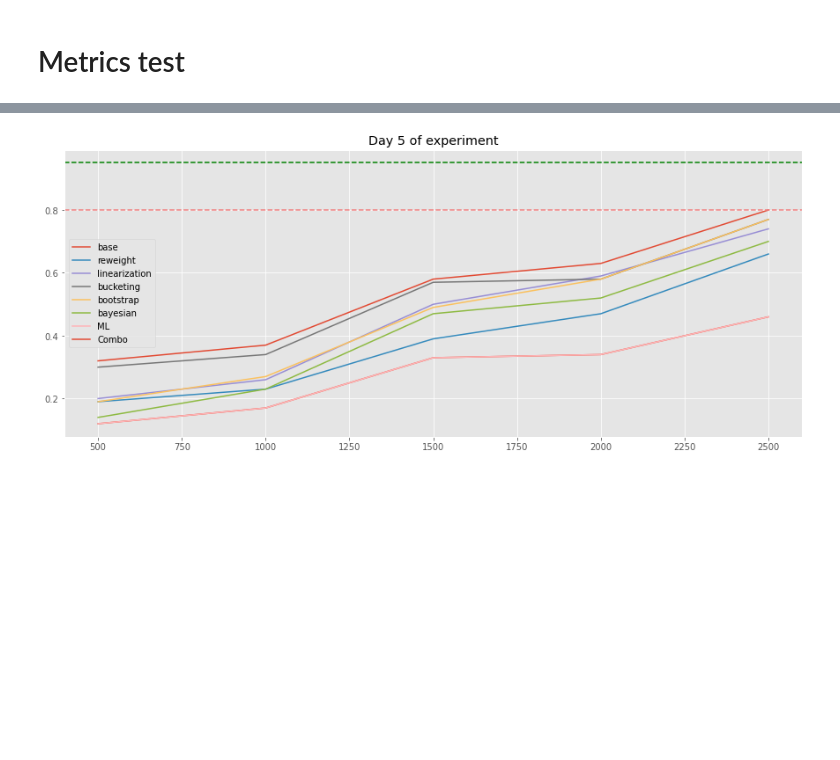
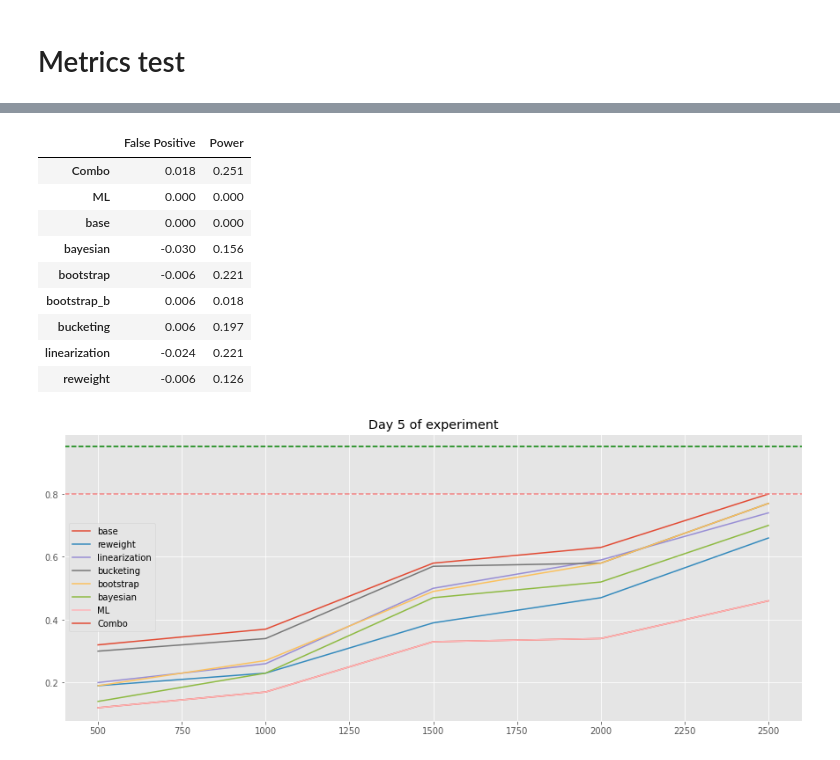
Before and after one commit to charubaiel/ab_utilization, a Jupyter notebook: notebooks/ab_method_tests.ipynb, the cells around one changed output, grey strips where cells are left out. Saved outputs shown, nothing was run; the diff lists cells and outputs as text; code cells hidden in the pictures; blank space fills up the shorter version.

```diff
--- a/notebooks/ab_method_tests.ipynb
+++ b/notebooks/ab_method_tests.ipynb
@@ -76,3 +77,16 @@ check_df.apply(lambda x: x<0.05).groupby(level=0).mean()
+# %%
+pd.concat(result).apply(lambda x: x<=0.05).groupby(level=0).mean().apply(lambda x: x - x['base'])
+# %% [output]
+|  | False Positive | Power |
+| Combo | 0.018 | 0.251 |
+| ML | 0.000 | 0.000 |
+| base | 0.000 | 0.000 |
+| bayesian | -0.030 | 0.156 |
+| bootstrap | -0.006 | 0.221 |
+| bootstrap_b | 0.006 | 0.018 |
+| bucketing | 0.006 | 0.197 |
+| linearization | -0.024 | 0.221 |
+| reweight | -0.006 | 0.126 |
 # %%
 def experiment(success_rate=.1,
                 uplift=.1,
```
Also changed, not shown: parts of 9 cells of this notebook.
